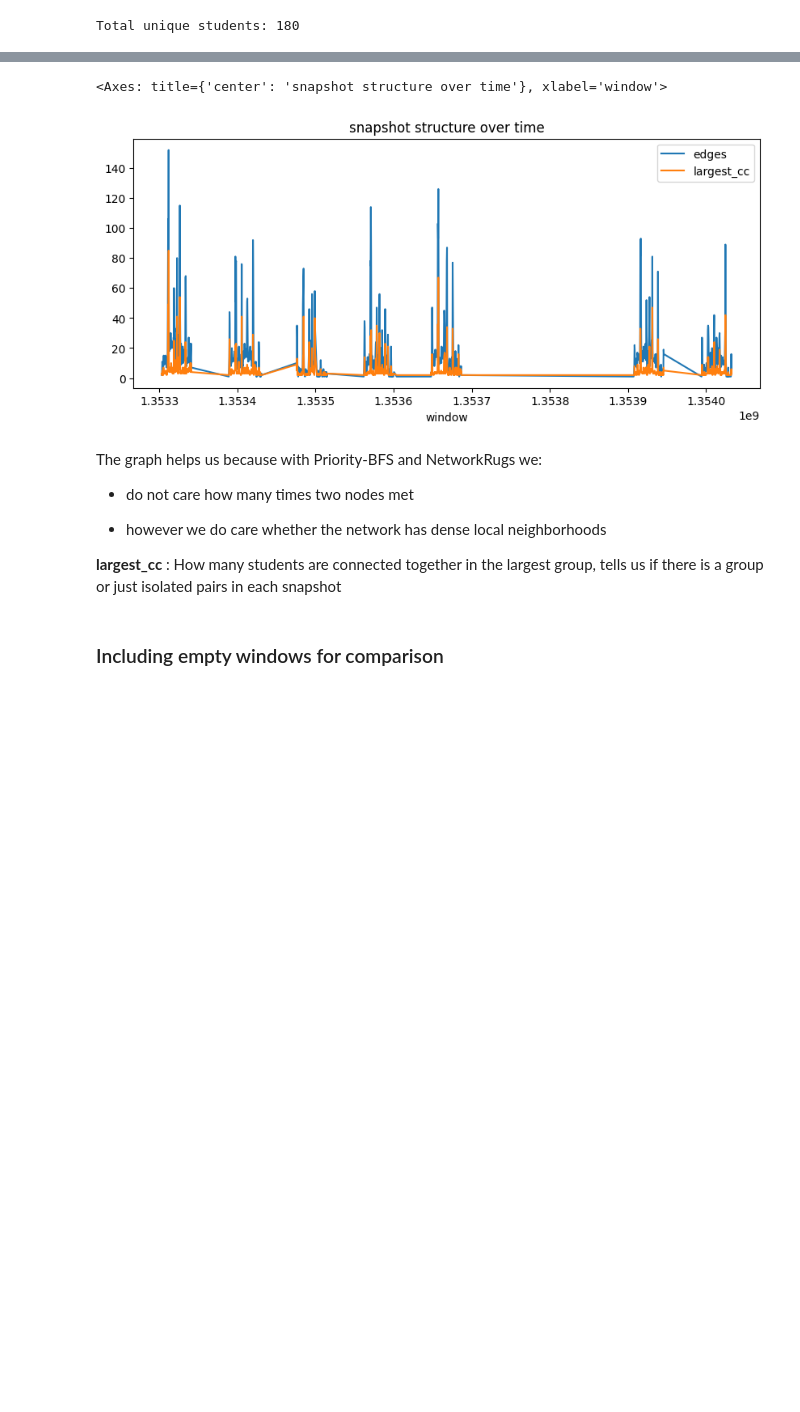
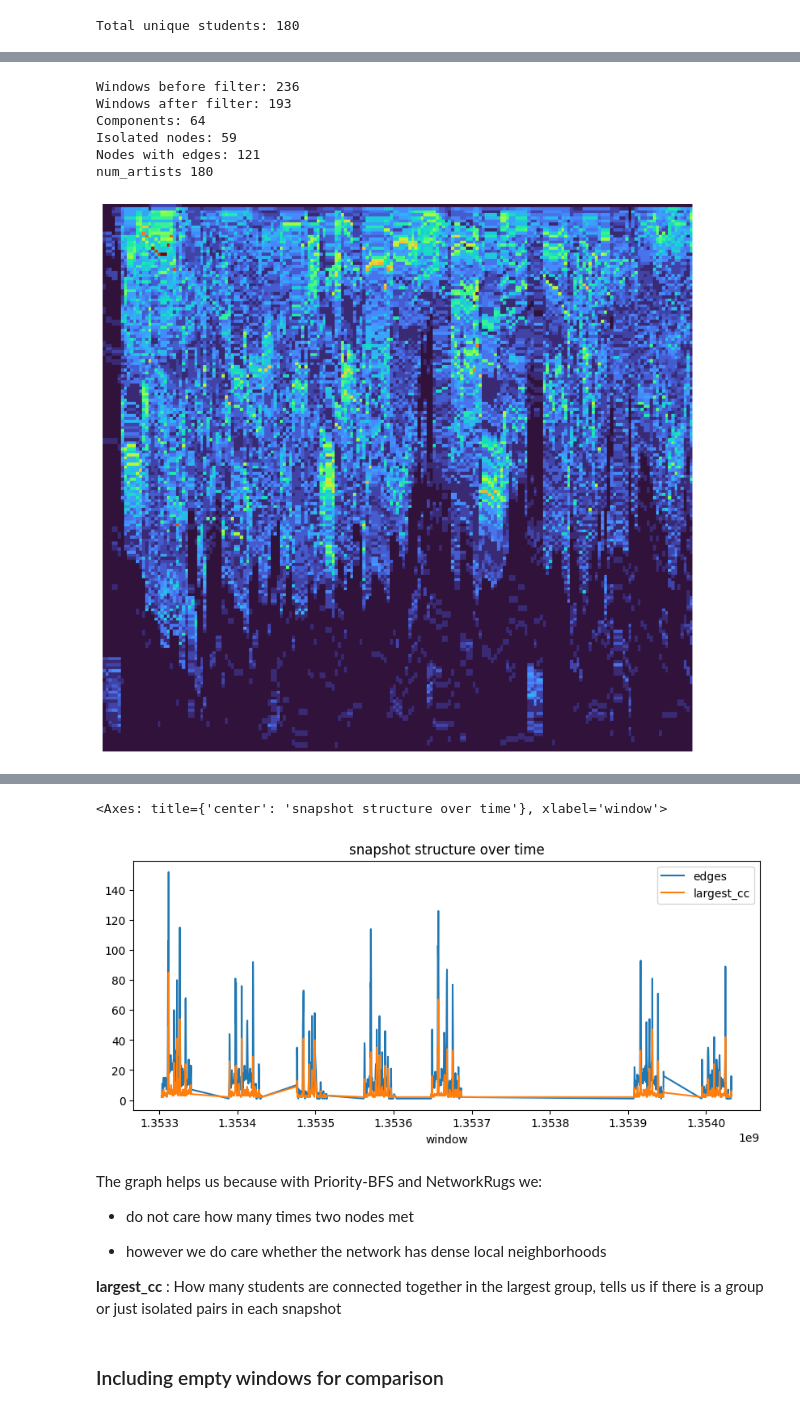
Before and after one commit to mibar3/NetworkRugs, a Jupyter notebook: Miranda/4. exploring_prio_bfs.ipynb, the cells around one changed output, grey strips where cells are left out. Saved outputs shown, nothing was run; the diff lists cells and outputs as text; code cells hidden in the pictures; blank space fills up the shorter version.

```diff
--- a/Miranda/4. exploring_prio_bfs.ipynb
+++ b/Miranda/4. exploring_prio_bfs.ipynb
@@ -118,0 +260,19 @@ for w, df_w in df_2012.groupby("window"):
+# %%
+for lookback in [4, 8, 12, 24]:
+    graphs_test = {}
+    all_windows = sorted(df_2012["window"].unique())
+
+    for i, w in enumerate(all_windows):
+        G = nx.Graph()
+        G.add_nodes_from(nodes)
+        past_windows = all_windows[max(0, i-lookback):i+1]
+        df_past = df_2012[df_2012["window"].isin(past_windows)]
+        edge_weights = df_past.groupby(["u", "v"]).size().reset_index(name="weight")
+        G.add_weighted_edges_from(edge_weights[["u", "v", "weight"]].itertuples(index=False))
+        graphs_test[w] = G
+
+    # Check a middle window where lookback is fully active
+    mid = list(graphs_test.keys())[len(graphs_test)//2]
+    sample = graphs_test[mid]
+    isolated = len(list(nx.isolates(sample)))
+    print(f"lookback={lookback}: isolated={isolated}, nodes with edges={sample.number_of_nodes()-isolated}")
@@ -118,0 +337,61 @@ for w, df_w in df_2012.groupby("window"):
+# %%
+from ba_utils.orderings import get_priority_bfs_ordering_2, get_start_node
+from ba_utils.network_rugs import draw_rug_from_graphs
+
+# 1. DEFINE ACTIVE WINDOWS
+interactions_per_window = df_2012.groupby("window").size()
+active_windows = sorted(interactions_per_window[interactions_per_window > 50].index)
+print(f"Windows before filter: {len(interactions_per_window)}")
+print(f"Windows after filter: {len(active_windows)}")
+
+# 2. REBUILD GRAPHS WITH ROLLING WINDOW (only active windows)
+lookback = 8
+graphs = {}
+
+for i, w in enumerate(active_windows):  # ← active_windows instead of all_windows
+    G = nx.Graph()
+    G.add_nodes_from(nodes)
+
+    past_windows = active_windows[max(0, i-lookback):i+1]  # ← active_windows here too
+    df_past = df_2012[df_2012["window"].isin(past_windows)]
+
+    edge_weights = (
+        df_past.groupby(["u", "v"])
+        .size()
+        .reset_index(name="weight")
+    )
+    G.add_weighted_edges_from(
+        edge_weights[["u", "v", "weight"]].itertuples(index=False)
+    )
+    graphs[w] = G
+
+# 3. SANITY CHECK
+mid = list(graphs.keys())[len(graphs)//2]
+sample = graphs[mid]
+print(f"Components: {len(list(nx.connected_components(sample)))}")
+print(f"Isolated nodes: {len(list(nx.isolates(sample)))}")
+print(f"Nodes with edges: {sample.number_of_nodes() - len(list(nx.isolates(sample)))}")
+
+# 4. RUN PRIORITY BFS
+"""    Select a single consistent start node, either:
+      - 'highest' / 'lowest':   extreme on the first graph
+      - 'highest_global' / 'lowest_global': extreme aggregated across all graphs
+"""
+start_nodes = get_start_node(graphs, metric='degree', mode='lowest_global')
+prio_bfs_ordering = get_priority_bfs_ordering_2(graphs, start_nodes=start_nodes)
+
+# 5. VISUALIZE
+draw_rug_from_graphs(
+    graphs_data=graphs,
+    ordering=prio_bfs_ordering,
+    color_encoding="degree",
+    pixel_size=6
+)
+# %% [output]
+Windows before filter: 236
+Windows after filter: 193
+Components: 64
+Isolated nodes: 59
+Nodes with edges: 121
+num_artists 180
+[figure, added]
```
Also changed, not shown: parts of 43 cells of this notebook, 8 other files.
